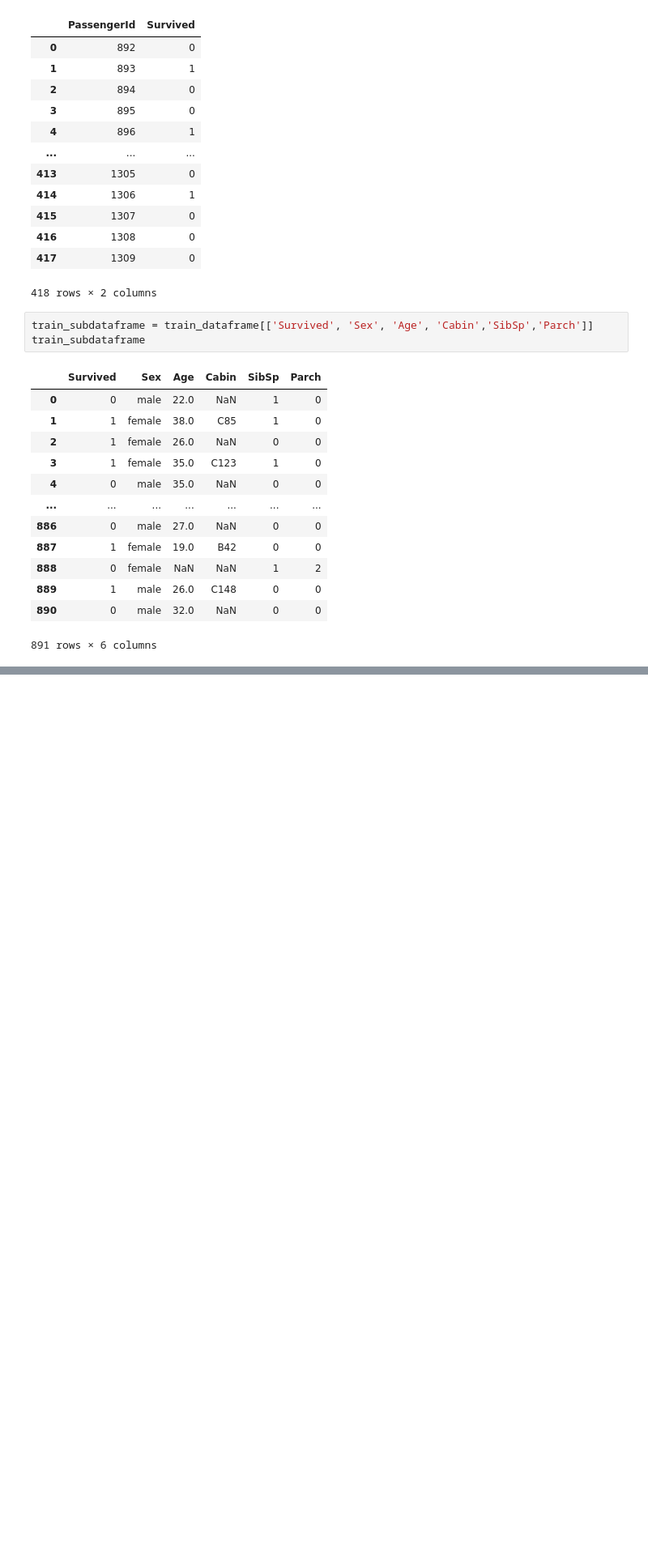
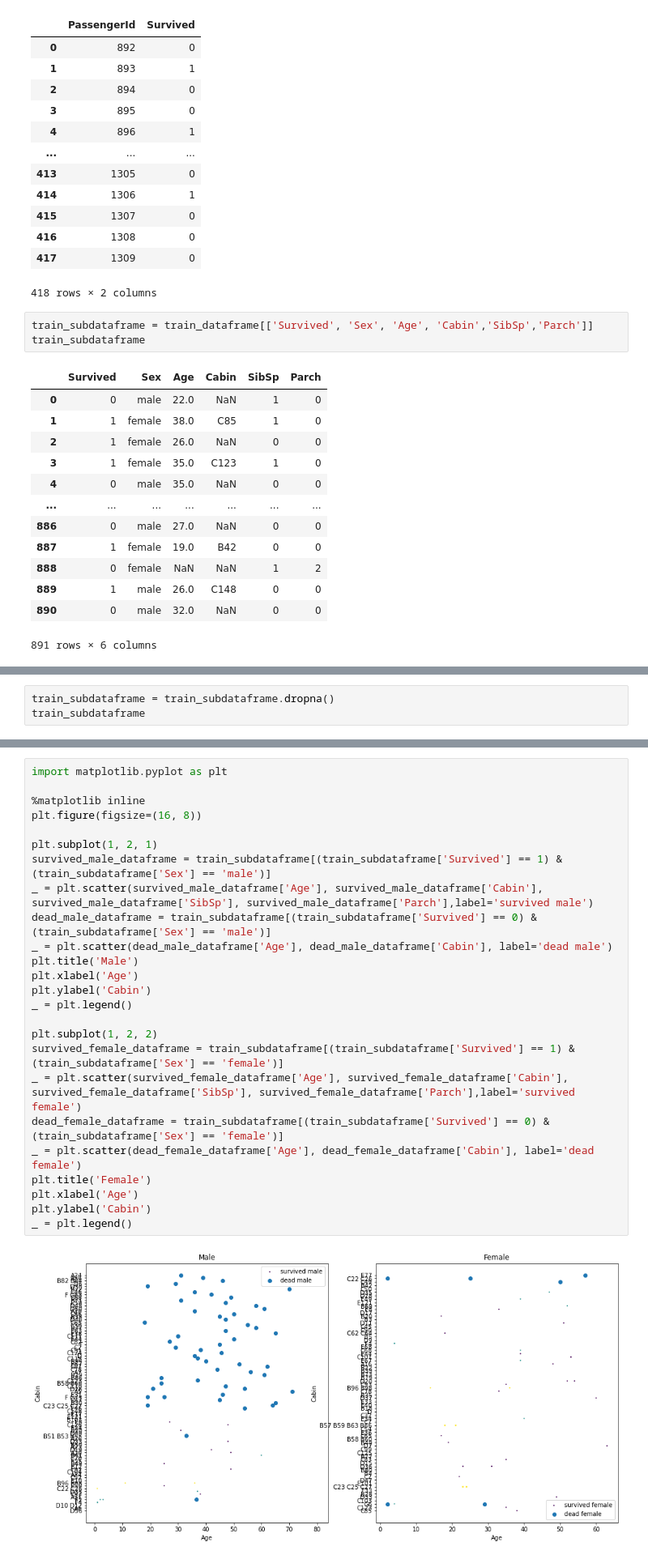
Before and after one commit to Incierge3789/kaggle_practice, a Jupyter notebook: kaggletest.ipynb, the cells around one changed output, grey strips where cells are left out. Shown at 81% size. Saved outputs shown, nothing was run; the diff lists cells and outputs as text; blank space fills up the shorter version.

```diff
--- a/kaggletest.ipynb
+++ b/kaggletest.ipynb
@@ -77,0 +126,3 @@ train_subdataframe
+# %%
+train_subdataframe = train_subdataframe.dropna()
+train_subdataframe
@@ -77,0 +143,27 @@ train_subdataframe
+# %%
+import matplotlib.pyplot as plt
+
+%matplotlib inline
+plt.figure(figsize=(16, 8))
+
+plt.subplot(1, 2, 1)
+survived_male_dataframe = train_subdataframe[(train_subdataframe['Survived'] == 1) & (train_subdataframe['Sex'] == 'male')]
+_ = plt.scatter(survived_male_dataframe['Age'], survived_male_dataframe['Cabin'], survived_male_dataframe['SibSp'], survived_male_dataframe['Parch'],label='survived male')
+dead_male_dataframe = train_subdataframe[(train_subdataframe['Survived'] == 0) & (train_subdataframe['Sex'] == 'male')]
+_ = plt.scatter(dead_male_dataframe['Age'], dead_male_dataframe['Cabin'], label='dead male')
+plt.title('Male')
+plt.xlabel('Age')
+plt.ylabel('Cabin')
+_ = plt.legend()
+
+plt.subplot(1, 2, 2)
+survived_female_dataframe = train_subdataframe[(train_subdataframe['Survived'] == 1) & (train_subdataframe['Sex'] == 'female')]
+_ = plt.scatter(survived_female_dataframe['Age'], survived_female_dataframe['Cabin'], survived_female_dataframe['SibSp'], survived_female_dataframe['Parch'],label='survived female')
+dead_female_dataframe = train_subdataframe[(train_subdataframe['Survived'] == 0) & (train_subdataframe['Sex'] == 'female')]
+_ = plt.scatter(dead_female_dataframe['Age'], dead_female_dataframe['Cabin'], label='dead female')
+plt.title('Female')
+plt.xlabel('Age')
+plt.ylabel('Cabin')
+_ = plt.legend()
+# %% [output]
+[figure, added]
```
Also changed, not shown: parts of 7 cells of this notebook.
